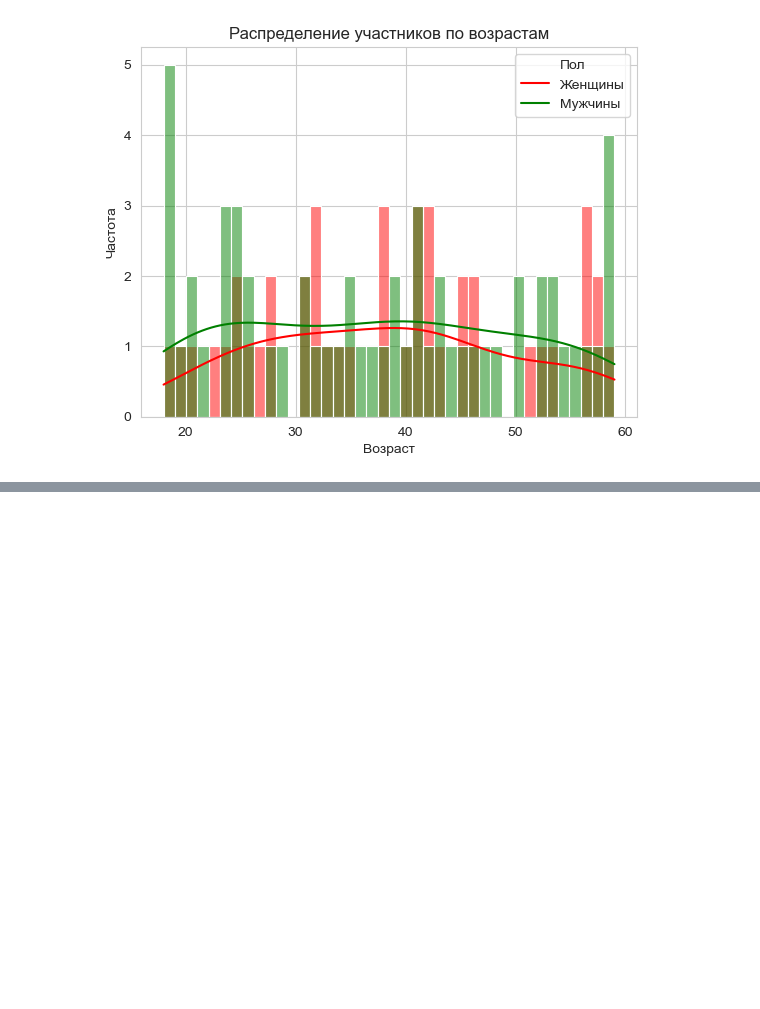
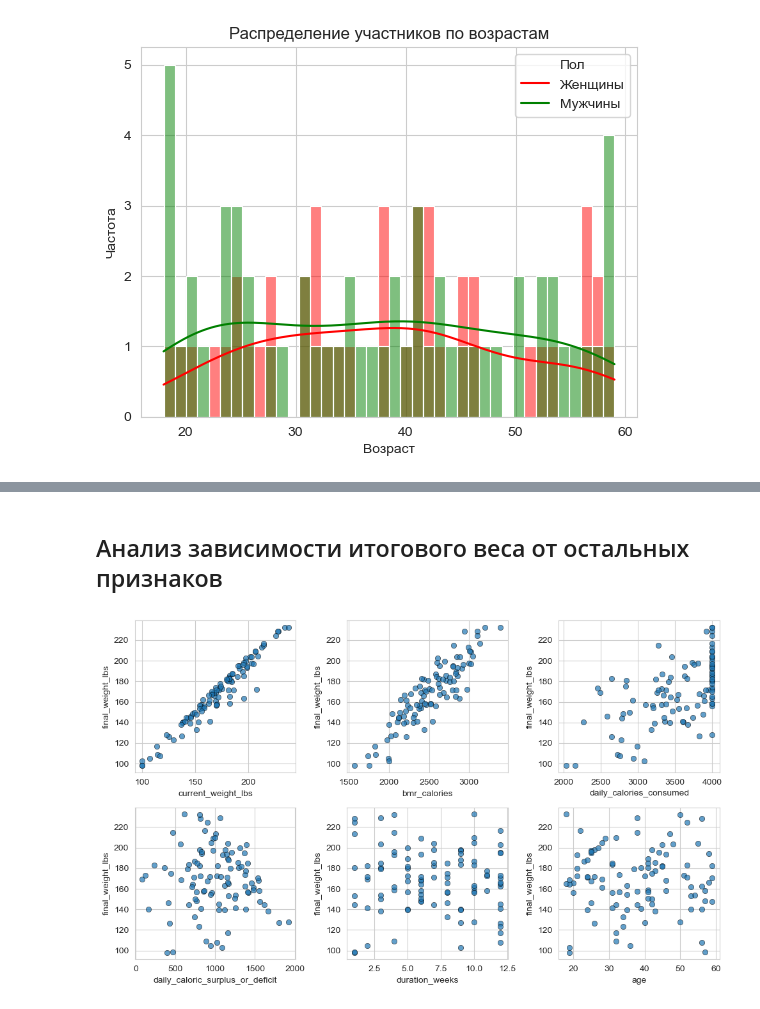
Before and after one commit to Chrisnisch/data-lab-practice-case, a Jupyter notebook: test_case.ipynb, the cells around one changed output, grey strips where cells are left out. Cells and saved outputs as stored; diff of their text form; code cells hidden in the pictures; blank space fills up the shorter version.

```diff
--- a/test_case.ipynb
+++ b/test_case.ipynb
@@ -290,0 +451,21 @@ sns.boxplot(data=full_data, x='gender', y='age', hue='gender')
+# %% [markdown]
+## Анализ зависимости итогового веса от остальных признаков
+# %%
+numeric_features = full_data.\
+                    drop(['participant_id',
+                          'final_weight_lbs',
+                          'physical_activity_level',
+                          'sleep_quality',
+                          'stress_level',
+                          'gender'
+                          ], axis=1).columns
+target = full_data['final_weight_lbs']
+plt.figure(figsize=(10, 6))
+for i, feature in enumerate(numeric_features, 1):
+    plt.subplot(2, 3, i)
+    sns.scatterplot(x=full_data[feature], y=target, alpha=0.7, edgecolor='k')
+
+plt.tight_layout()
+plt.show()
+# %% [output]
+[figure, added]
```
Also changed, not shown: parts of 27 cells of this notebook, 1 other file.
